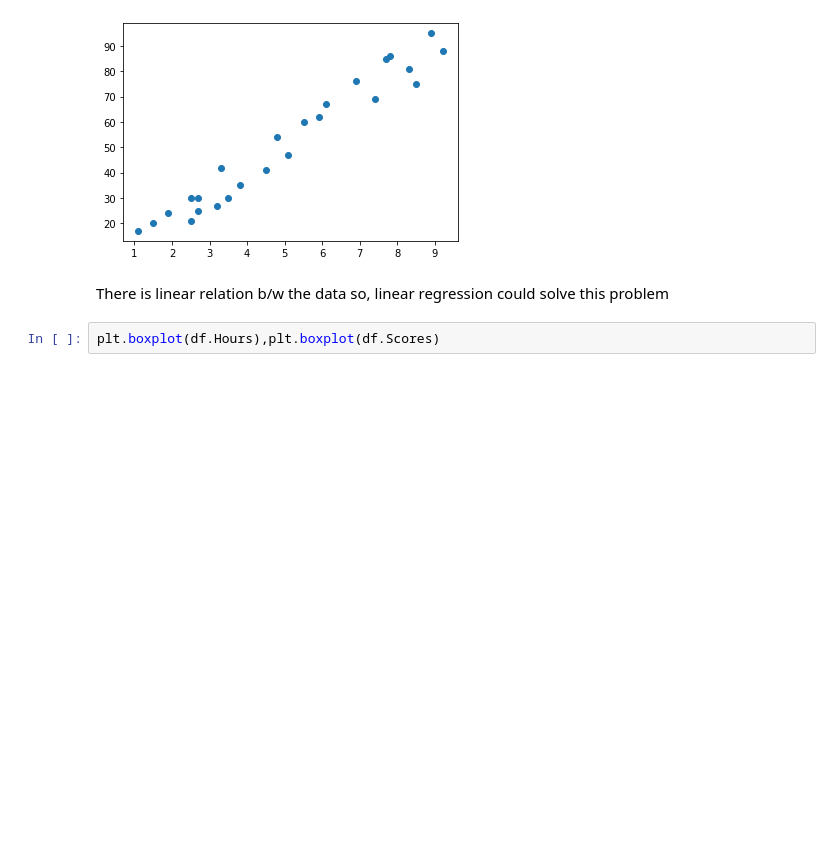
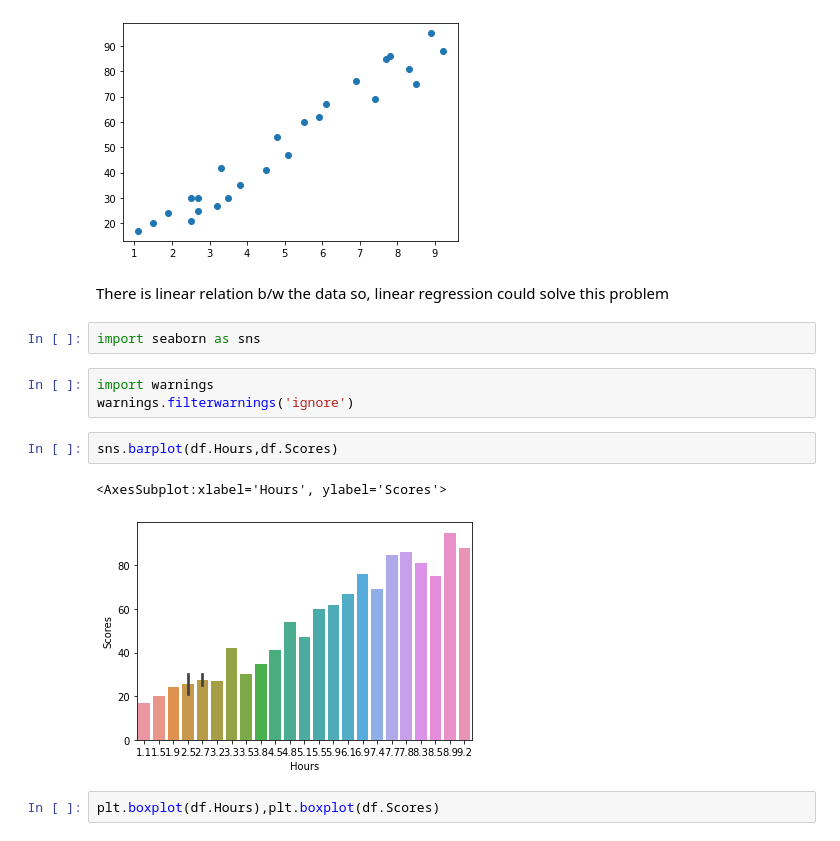
Before and after one commit to dikshantsharma12/The-Sparks-Foundation-Assignments, a Jupyter notebook: Task 1 Prediction using Supervised ML.ipynb, the cells around one changed output. Drawn from its saved outputs; the diff is of its cells as text; blank space fills up the shorter version.

```diff
--- a/Task 1 Prediction using Supervised ML.ipynb
+++ b/Task 1 Prediction using Supervised ML.ipynb
@@ -41,6 +41,16 @@ plt.scatter(df.Hours,df.Scores)
 [figure]
 # %% [markdown]
 There is linear relation b/w the data so, linear regression could solve this problem
+# %%
+import seaborn as sns
+# %%
+import warnings
+warnings.filterwarnings('ignore')
+# %%
+sns.barplot(df.Hours,df.Scores)
+# %% [output]
+<AxesSubplot:xlabel='Hours', ylabel='Scores'>
+[figure, added]
 # %%
 plt.boxplot(df.Hours),plt.boxplot(df.Scores)
 # %% [output]
```
Also changed, not shown: parts of 1 cell of this notebook, 4 other files.
